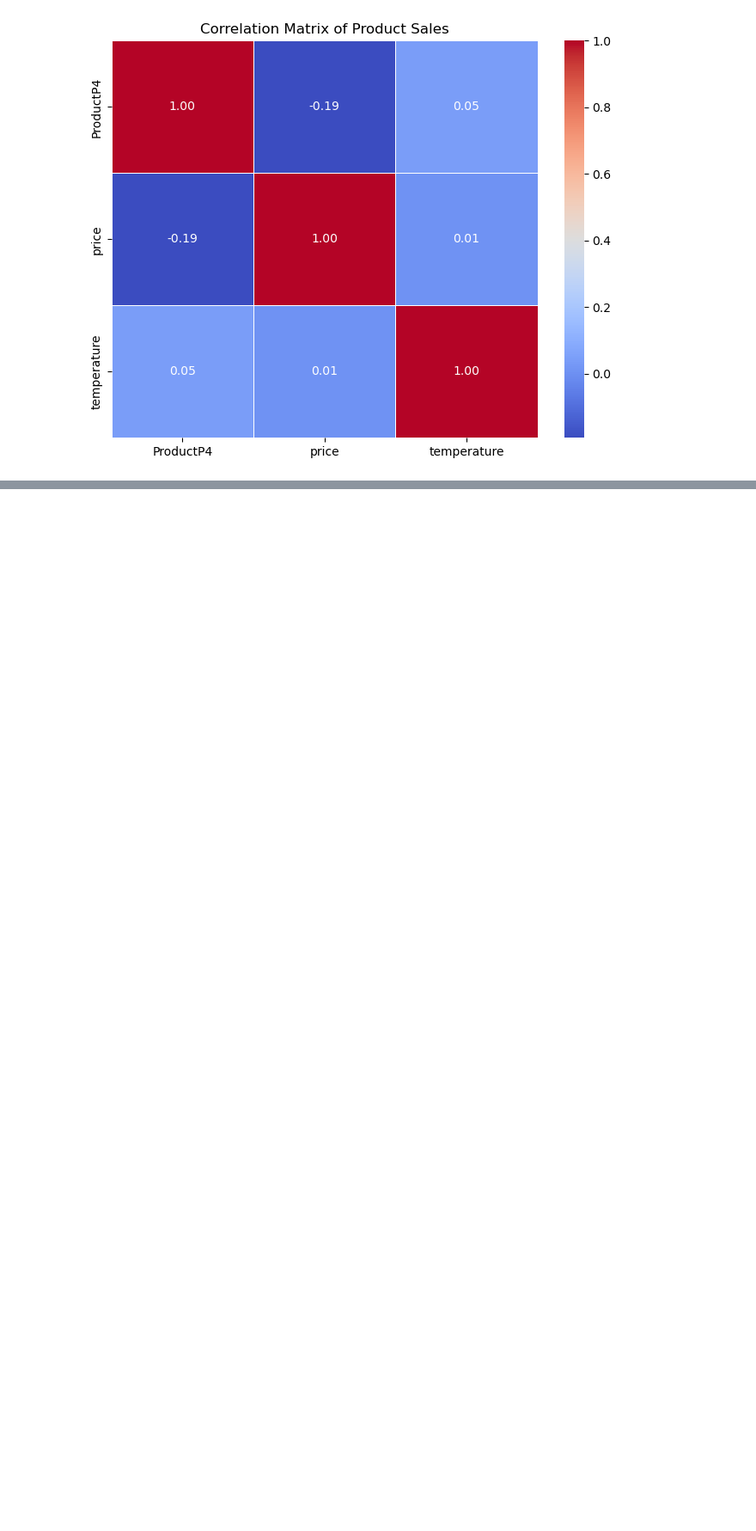
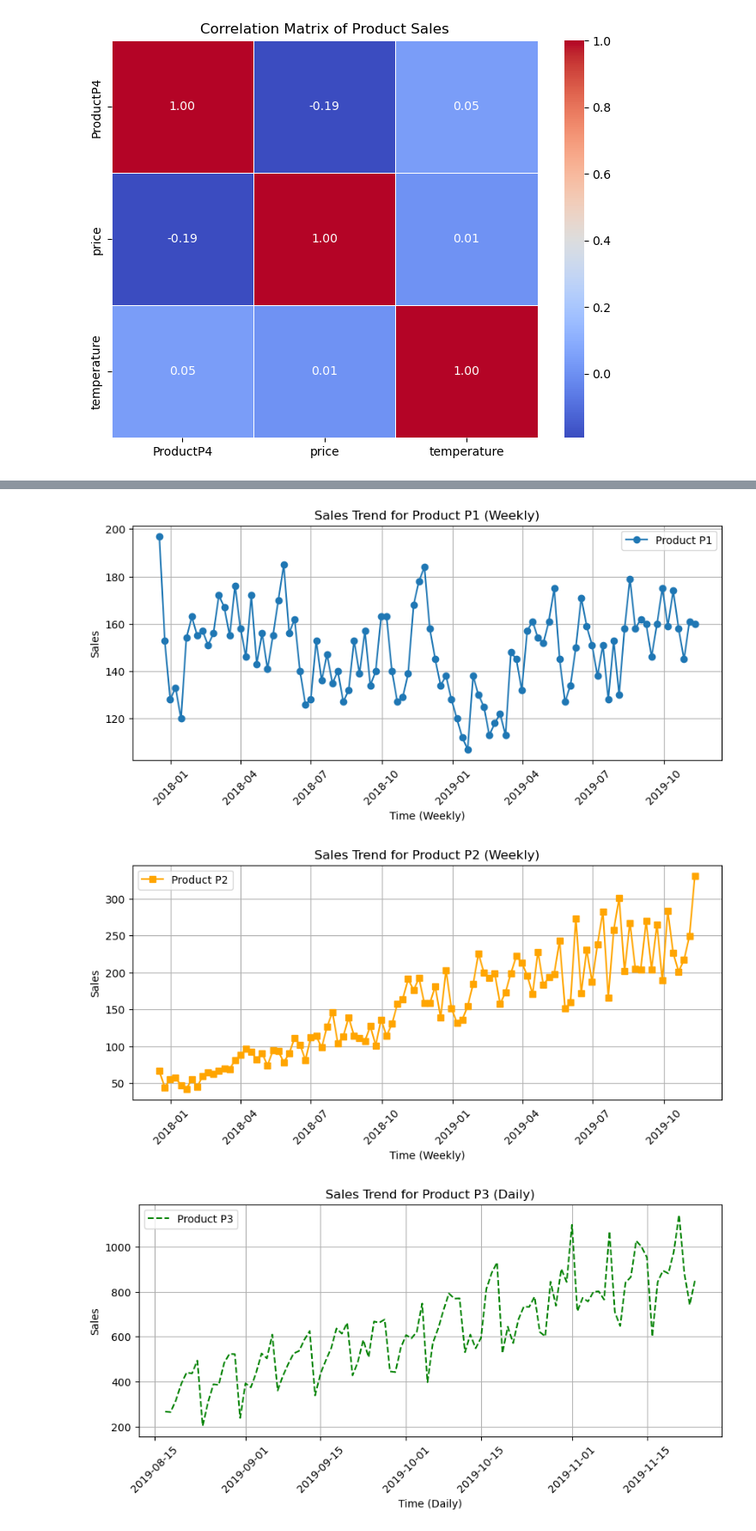
Before and after one commit to Suraj-st/PrinciplesOfDataScience_Group2, a Jupyter notebook: Suneth/Group.ipynb, the cells around one changed output, grey strips where cells are left out. Shown at 86% size. Drawn from its saved outputs; the diff is of its cells as text; code cells hidden in the pictures; blank space fills up the shorter version.

```diff
--- a/Suneth/Group.ipynb
+++ b/Suneth/Group.ipynb
@@ -186,0 +226,61 @@ plt.show()
+# %%
+# Plot each product's sales trends separately
+
+# Product P1 (Weekly)
+plt.figure(figsize=(10, 4))
+plt.plot(df["t_weekly_p1_p2"], df["ProductP1"], marker="o", label="Product P1")
+plt.xlabel("Time (Weekly)")
+plt.ylabel("Sales")
+plt.title("Sales Trend for Product P1 (Weekly)")
+plt.legend()
+plt.xticks(rotation=45)
+plt.grid()
+plt.show()
+
+# Product P2 (Weekly)
+plt.figure(figsize=(10, 4))
+plt.plot(df["t_weekly_p1_p2"], df["ProductP2"], marker="s", label="Product P2", color='orange')
+plt.xlabel("Time (Weekly)")
+plt.ylabel("Sales")
+plt.title("Sales Trend for Product P2 (Weekly)")
+plt.legend()
+plt.xticks(rotation=45)
+plt.grid()
+plt.show()
+
+# Product P3 (Daily)
+plt.figure(figsize=(10, 4))
+plt.plot(df["t_daily"], df["ProductP3"], linestyle="dashed", label="Product P3", color='green')
+plt.xlabel("Time (Daily)")
+plt.ylabel("Sales")
+plt.title("Sales Trend for Product P3 (Daily)")
+plt.legend()
+plt.xticks(rotation=45)
+plt.grid()
+plt.show()
+
+# Product P4 (Daily)
+plt.figure(figsize=(10, 4))
+plt.plot(df["t_daily"], df["ProductP4"], linestyle="dotted", label="Product P4", color='red')
+plt.xlabel("Time (Daily)")
+plt.ylabel("Sales")
+plt.title("Sales Trend for Product P4 (Daily)")
+plt.legend()
+plt.xticks(rotation=45)
+plt.grid()
+plt.show()
+
+# Product P5 (Weekly)
+plt.figure(figsize=(10, 4))
+plt.plot(df["t_weekly_p5"], df["ProductP5"], marker="x", label="Product P5", color='purple')
+plt.xlabel("Time (Weekly)")
+plt.ylabel("Sales")
+plt.title("Sales Trend for Product P5 (Weekly)")
+plt.legend()
+plt.xticks(rotation=45)
+plt.grid()
+plt.show()
+# %% [output]
+[figure, added]
+[figure, added]
+[figure, added]
```
Also changed, not shown: parts of 13 cells of this notebook.
